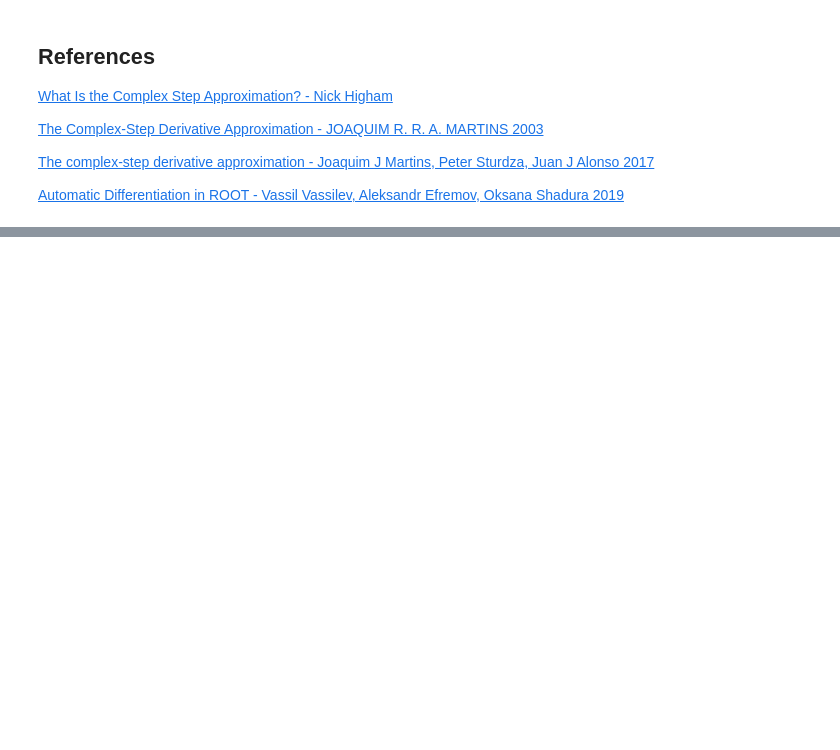
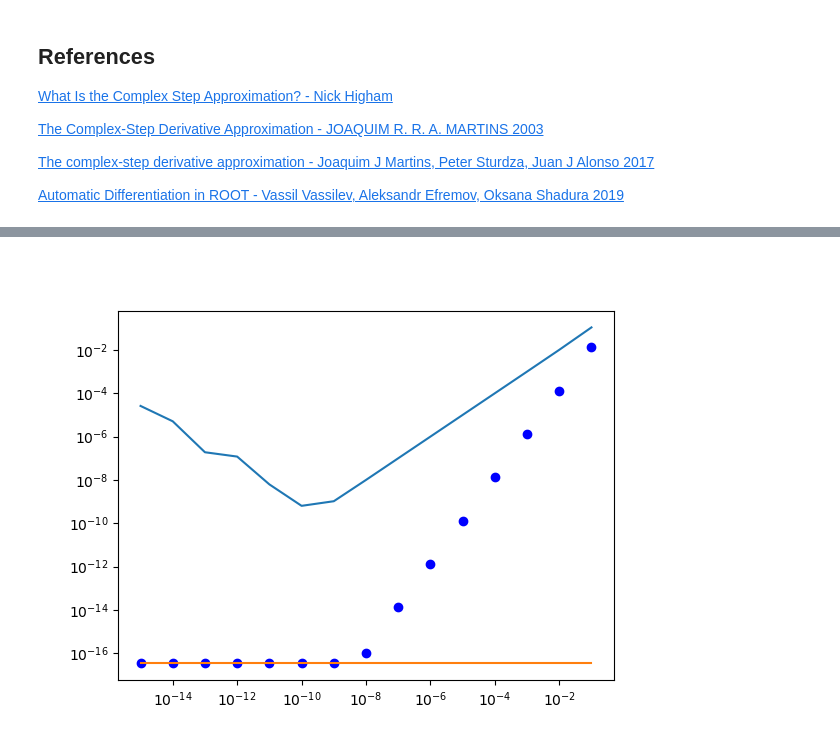
Before and after one commit to frhack/clad-1, a Jupyter notebook: demos/Jupyter/derivative_approximation.ipynb, the cells around one changed output, grey strips where cells are left out. Cells and saved outputs as stored; diff of their text form; code cells hidden in the pictures; blank space fills up the shorter version.

```diff
--- a/demos/Jupyter/derivative_approximation.ipynb
+++ b/demos/Jupyter/derivative_approximation.ipynb
@@ -186,28 +190,28 @@ img
 # %%
-    std::vector<double> logspace;
-    std::vector<double> error_ff;
-    std::vector<double> error_complex_step;
-    std::vector<double> error_ad;
-double point_x;
-point_x =  pi/4;
+std::vector<long double> logspace;
+std::vector<long double> error_ff;
+std::vector<long double> error_complex_step;
+std::vector<long double> error_ad;
+long double point_x;
+long point_x =  pi/4;
 
-    for (int i = 15; i >= 1; i -= 1) {
-        logspace.push_back(pow(10,-i));
-    }
+for (int i = 15; i >= 1; i -= 1) {
+    logspace.push_back(pow(10,-i));
+}
 
-for(double h : logspace) {
+for(long double h : logspace) {
    error_ff.push_back(abs(derivative_finite_diff_approx(point_x, h) - derivative_fn(point_x))/abs(derivative_fn(point_x)));
    error_complex_step.push_back(abs(derivative_complex_step_approx(point_x, h) - derivative_fn(point_x))/abs(derivative_fn(point_x)));
    //error_ad.push_back(abs(fn_dx.execute(point_x) - derivative_fn(point_x))/abs(derivative_fn(point_x)));
    error_ad.push_back(abs(derivative_ad_reverse(point_x) - derivative_fn(point_x))/abs(derivative_fn(point_x)));
 }
 
 plt::figure();
 plt::loglog(logspace, error_ff);
 plt::loglog(logspace, error_complex_step, "bo");
 plt::loglog(logspace, error_ad);
-//plt::gca().invert_xaxis();
-//plt::xlim(pow(10,-18), 10);
 plt::save("../../test/test_err.png");
 auto img2 = im::image("../../test/test_err.png");
 img2
+# %% [output]
+[figure, added]
```
Also changed, not shown: parts of 32 cells of this notebook.
